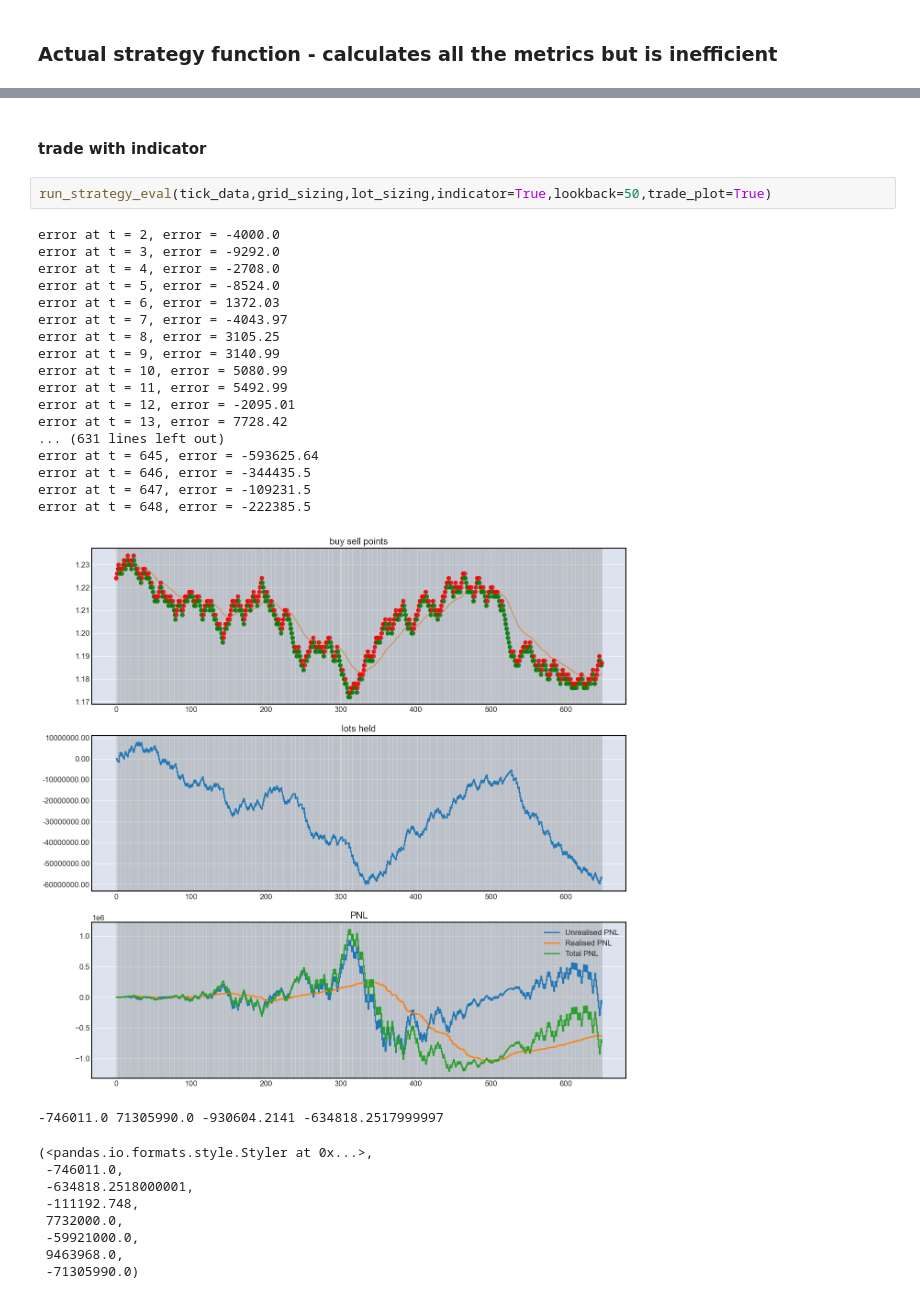
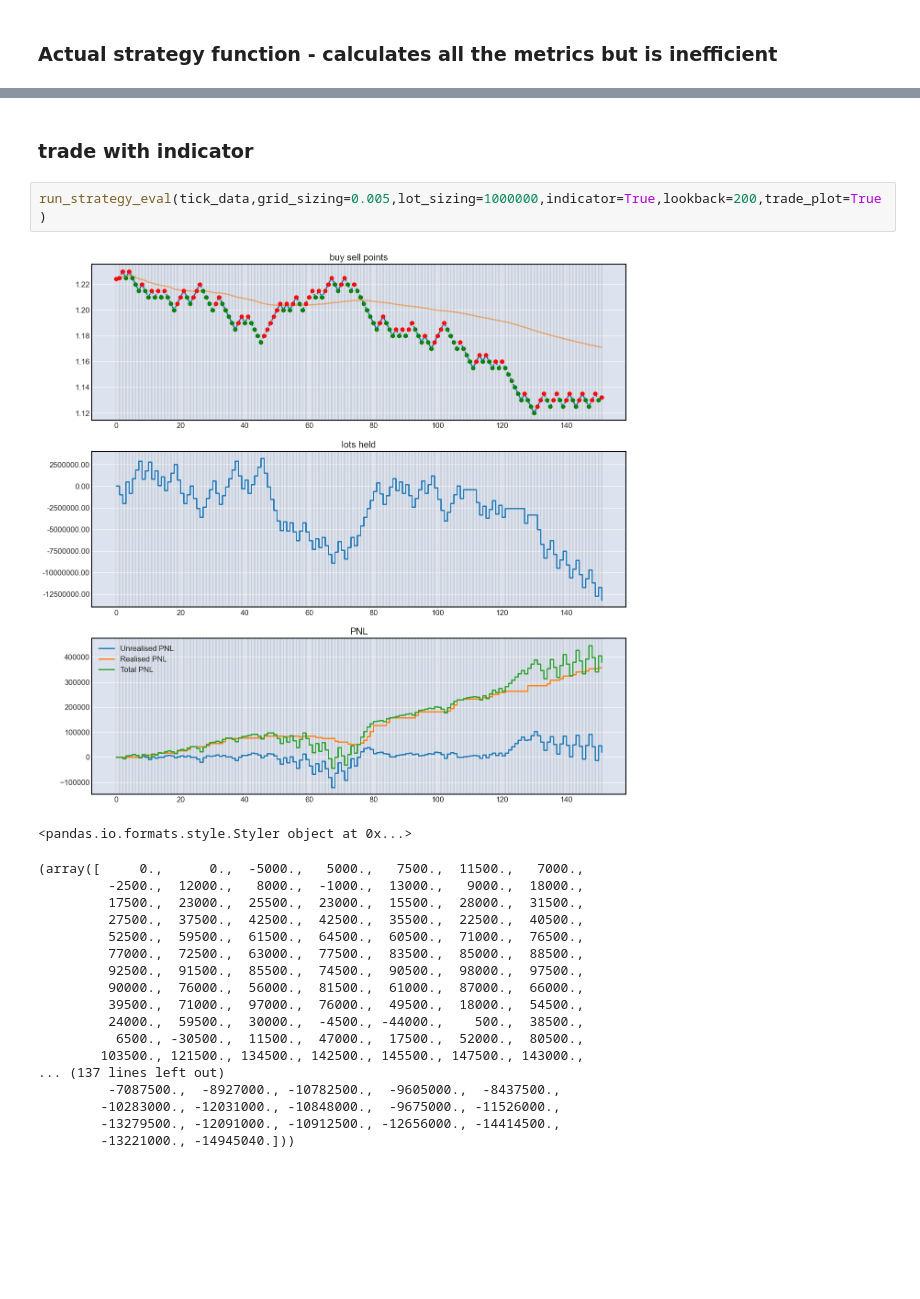
Before and after one commit to SamanvayMS/bp-Trading, a Jupyter notebook: Data_analysis_and_transformation.ipynb, the cells around one changed output, grey strips where cells are left out. Drawn from its saved outputs; the diff is of its cells as text; blank space fills up the shorter version.

```diff
--- a/Data_analysis_and_transformation.ipynb
+++ b/Data_analysis_and_transformation.ipynb
@@ -798,33 +947,25 @@ error at t = 648, error = 38670.95
 # %% [markdown]
-#### trade with indicator
+### trade with indicator
 # %%
-run_strategy_eval(tick_data,grid_sizing,lot_sizing,indicator=True,lookback=50,trade_plot=True)
+run_strategy_eval(tick_data,grid_sizing=0.005,lot_sizing=1000000,indicator=True,lookback=200,trade_plot=True)
 # %% [output]
+[figure, new version]
-error at t = 2, error = -4000.0
-error at t = 3, error = -9292.0
-error at t = 4, error = -2708.0
-error at t = 5, error = -8524.0
-error at t = 6, error = 1372.03
-error at t = 7, error = -4043.97
-error at t = 8, error = 3105.25
-error at t = 9, error = 3140.99
-error at t = 10, error = 5080.99
-error at t = 11, error = 5492.99
-error at t = 12, error = -2095.01
-error at t = 13, error = 7728.42
-... (631 lines left out)
-error at t = 645, error = -593625.64
-error at t = 646, error = -344435.5
-error at t = 647, error = -109231.5
-error at t = 648, error = -222385.5
+<pandas.io.formats.style.Styler object at 0x...>
-[figure, old version]
--746011.0 71305990.0 -930604.2141 -634818.2517999997
+(array([     0.,      0.,  -5000.,   5000.,   7500.,  11500.,   7000.,
+         -2500.,  12000.,   8000.,  -1000.,  13000.,   9000.,  18000.,
+         17500.,  23000.,  25500.,  23000.,  15500.,  28000.,  31500.,
+         27500.,  37500.,  42500.,  42500.,  35500.,  22500.,  40500.,
+         52500.,  59500.,  61500.,  64500.,  60500.,  71000.,  76500.,
+         77000.,  72500.,  63000.,  77500.,  83500.,  85000.,  88500.,
+         92500.,  91500.,  85500.,  74500.,  90500.,  98000.,  97500.,
+         90000.,  76000.,  56000.,  81500.,  61000.,  87000.,  66000.,
+         39500.,  71000.,  97000.,  76000.,  49500.,  18000.,  54500.,
+         24000.,  59500.,  30000.,  -4500., -44000.,    500.,  38500.,
+          6500., -30500.,  11500.,  47000.,  17500.,  52000.,  80500.,
+        103500., 121500., 134500., 142500., 145500., 147500., 143000.,
+... (137 lines left out)
+         -7087500.,  -8927000., -10782500.,  -9605000.,  -8437500.,
+        -10283000., -12031000., -10848000.,  -9675000., -11526000.,
+        -13279500., -12091000., -10912500., -12656000., -14414500.,
+        -13221000., -14945040.]))
-(<pandas.io.formats.style.Styler at 0x...>,
- -746011.0,
- -634818.2518000001,
- -111192.748,
- 7732000.0,
- -59921000.0,
- 9463968.0,
- -71305990.0)
 # %% [markdown]
```
Also changed, not shown: parts of 37 cells of this notebook, 4 other files.
